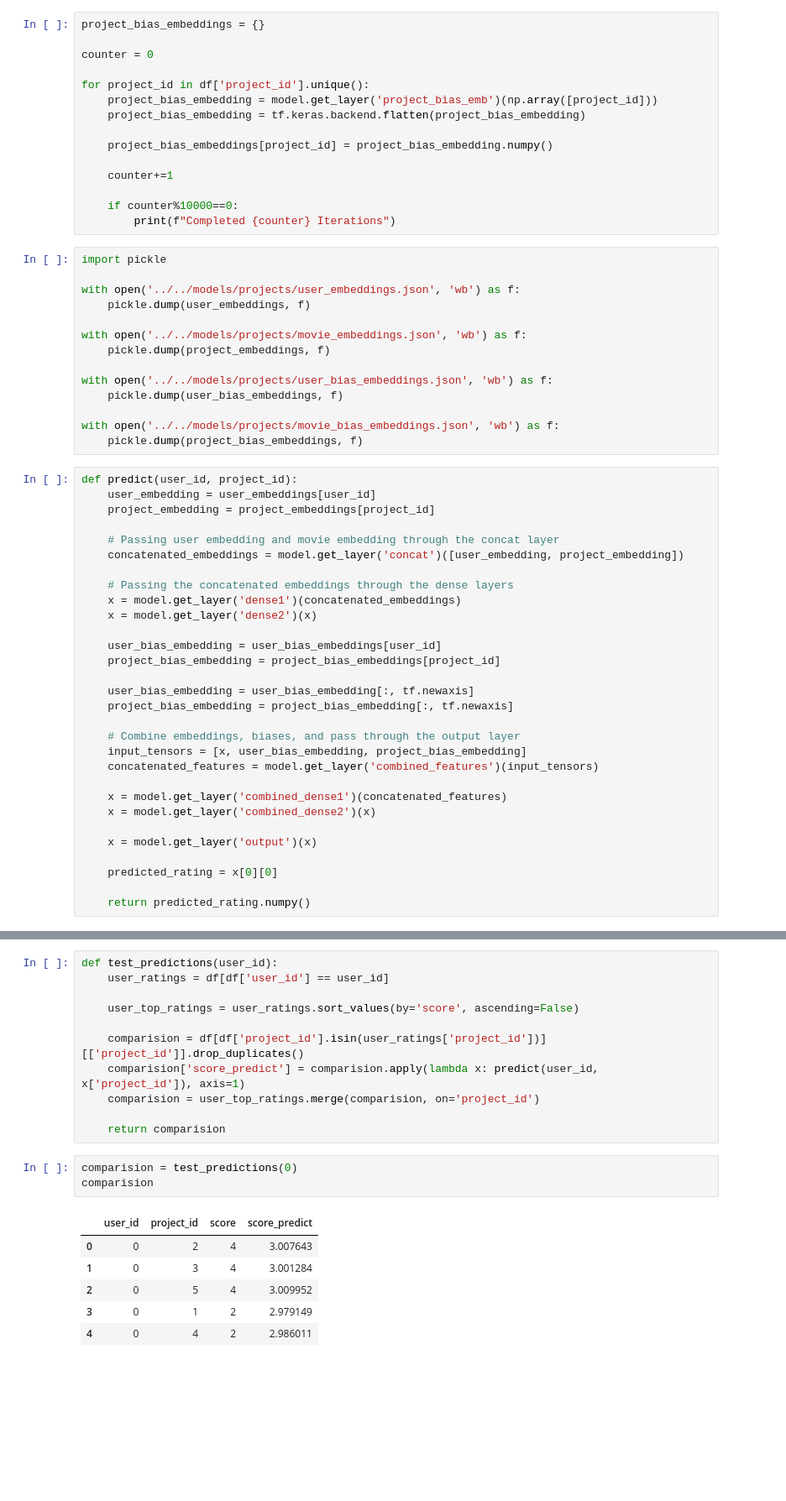
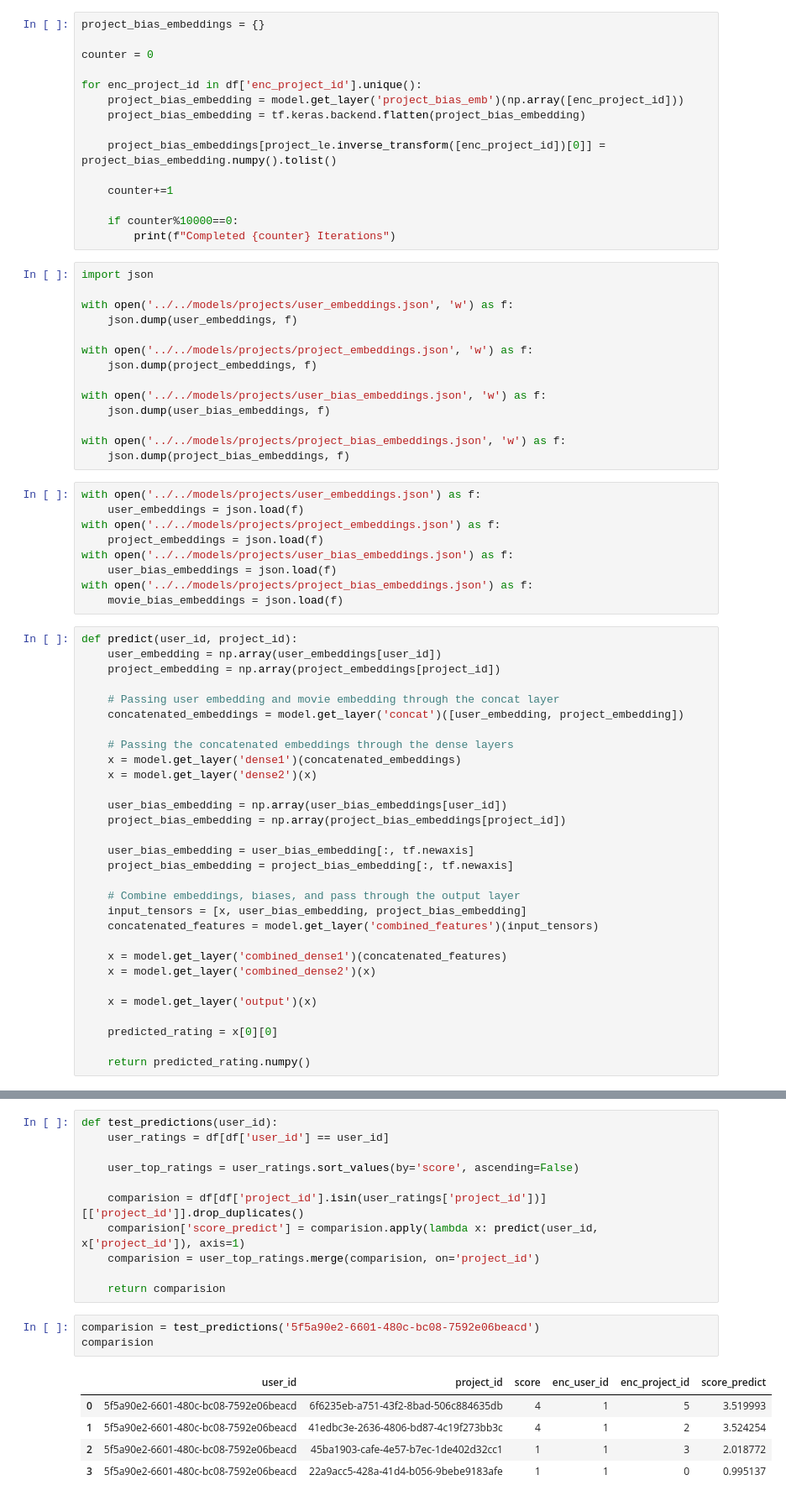
Before and after one commit to Pratham-Mishra04/interact-ml, a Jupyter notebook: notebooks/projects/recommendation.ipynb, the cells around one changed output, grey strips where cells are left out. Shown: that part at 84% size. Saved outputs shown, nothing was run; the diff lists cells and outputs as text; blank space fills up the shorter version.

Commit message:
feat: project recommendations added

```diff
--- a/notebooks/projects/recommendation.ipynb
+++ b/notebooks/projects/recommendation.ipynb
@@ -207,34 +207,43 @@ project_bias_embeddings = {}
 
 counter = 0
 
-for project_id in df['project_id'].unique():
-    project_bias_embedding = model.get_layer('project_bias_emb')(np.array([project_id]))
+for enc_project_id in df['enc_project_id'].unique():
+    project_bias_embedding = model.get_layer('project_bias_emb')(np.array([enc_project_id]))
     project_bias_embedding = tf.keras.backend.flatten(project_bias_embedding)
 
-    project_bias_embeddings[project_id] = project_bias_embedding.numpy()
+    project_bias_embeddings[project_le.inverse_transform([enc_project_id])[0]] = project_bias_embedding.numpy().tolist()
 
     counter+=1
 
     if counter%10000==0:
         print(f"Completed {counter} Iterations")
 # %%
-import pickle
+import json
 
-with open('../../models/projects/user_embeddings.json', 'wb') as f:
-    pickle.dump(user_embeddings, f)
+with open('../../models/projects/user_embeddings.json', 'w') as f:
+    json.dump(user_embeddings, f)
 
-with open('../../models/projects/movie_embeddings.json', 'wb') as f:
-    pickle.dump(project_embeddings, f)
+with open('../../models/projects/project_embeddings.json', 'w') as f:
+    json.dump(project_embeddings, f)
 
-with open('../../models/projects/user_bias_embeddings.json', 'wb') as f:
-    pickle.dump(user_bias_embeddings, f)
+with open('../../models/projects/user_bias_embeddings.json', 'w') as f:
+    json.dump(user_bias_embeddings, f)
 
-with open('../../models/projects/movie_bias_embeddings.json', 'wb') as f:
-    pickle.dump(project_bias_embeddings, f)
+with open('../../models/projects/project_bias_embeddings.json', 'w') as f:
+    json.dump(project_bias_embeddings, f)
+# %%
+with open('../../models/projects/user_embeddings.json') as f:
+    user_embeddings = json.load(f)
+with open('../../models/projects/project_embeddings.json') as f:
+    project_embeddings = json.load(f)
+with open('../../models/projects/user_bias_embeddings.json') as f:
+    user_bias_embeddings = json.load(f)
+with open('../../models/projects/project_bias_embeddings.json') as f:
+    movie_bias_embeddings = json.load(f)
 # %%
 def predict(user_id, project_id):
-    user_embedding = user_embeddings[user_id]
-    project_embedding = project_embeddings[project_id]
+    user_embedding = np.array(user_embeddings[user_id])
+    project_embedding = np.array(project_embeddings[project_id])
 
     # Passing user embedding and movie embedding through the concat layer
     concatenated_embeddings = model.get_layer('concat')([user_embedding, project_embedding])
@@ -243,8 +252,8 @@ def predict(user_id, project_id):
     x = model.get_layer('dense1')(concatenated_embeddings)
     x = model.get_layer('dense2')(x)
 
-    user_bias_embedding = user_bias_embeddings[user_id]
-    project_bias_embedding = project_bias_embeddings[project_id]
+    user_bias_embedding = np.array(user_bias_embeddings[user_id])
+    project_bias_embedding = np.array(project_bias_embeddings[project_id])
 
     user_bias_embedding = user_bias_embedding[:, tf.newaxis]
     project_bias_embedding = project_bias_embedding[:, tf.newaxis]
@@ -288,12 +297,11 @@ def test_predictions(user_id):
 
     return comparision
 # %%
-comparision = test_predictions(0)
+comparision = test_predictions('5f5a90e2-6601-480c-bc08-7592e06beacd')
 comparision
 # %% [output]
-|  | user_id | project_id | score | score_predict |
-| 0 | 0 | 2 | 4 | 3.007643 |
-| 1 | 0 | 3 | 4 | 3.001284 |
-| 2 | 0 | 5 | 4 | 3.009952 |
-| 3 | 0 | 1 | 2 | 2.979149 |
-| 4 | 0 | 4 | 2 | 2.986011 |
+|  | user_id | project_id | score | enc_user_id | enc_project_id | score_predict |
+| 0 | 5f5a90e2-6601-480c-bc08-7592e06beacd | 6f6235eb-a751-43f2-8bad-506c884635db | 4 | 1 | 5 | 3.519993 |
+| 1 | 5f5a90e2-6601-480c-bc08-7592e06beacd | 41edbc3e-2636-4806-bd87-4c19f273bb3c | 4 | 1 | 2 | 3.524254 |
+| 2 | 5f5a90e2-6601-480c-bc08-7592e06beacd | 45ba1903-cafe-4e57-b7ec-1de402d32cc1 | 1 | 1 | 3 | 2.018772 |
+| 3 | 5f5a90e2-6601-480c-bc08-7592e06beacd | 22a9acc5-428a-41d4-b056-9bebe9183afe | 1 | 1 | 0 | 0.995137 |
```
Also changed, not shown: parts of 9 cells of this notebook, 9 other files.
